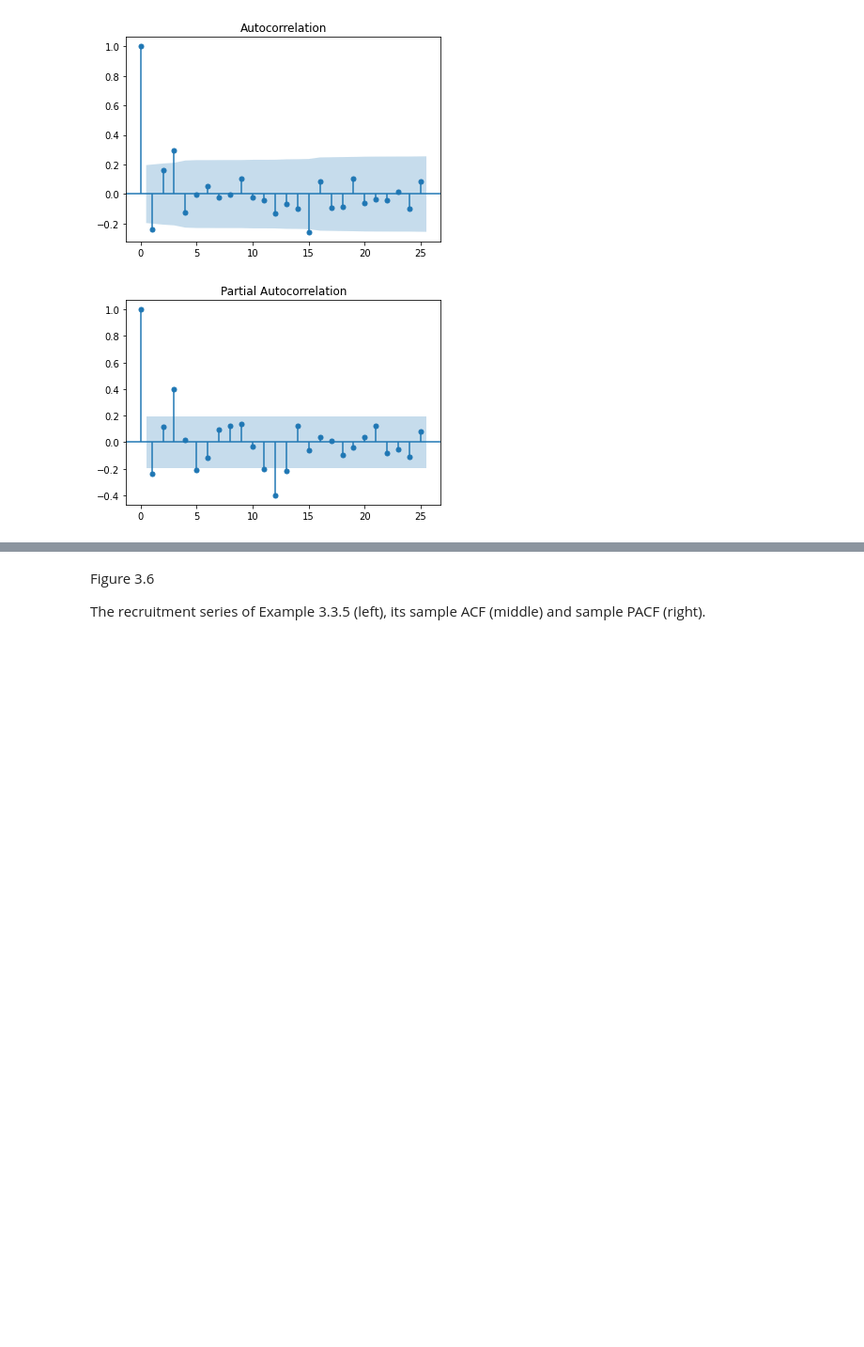
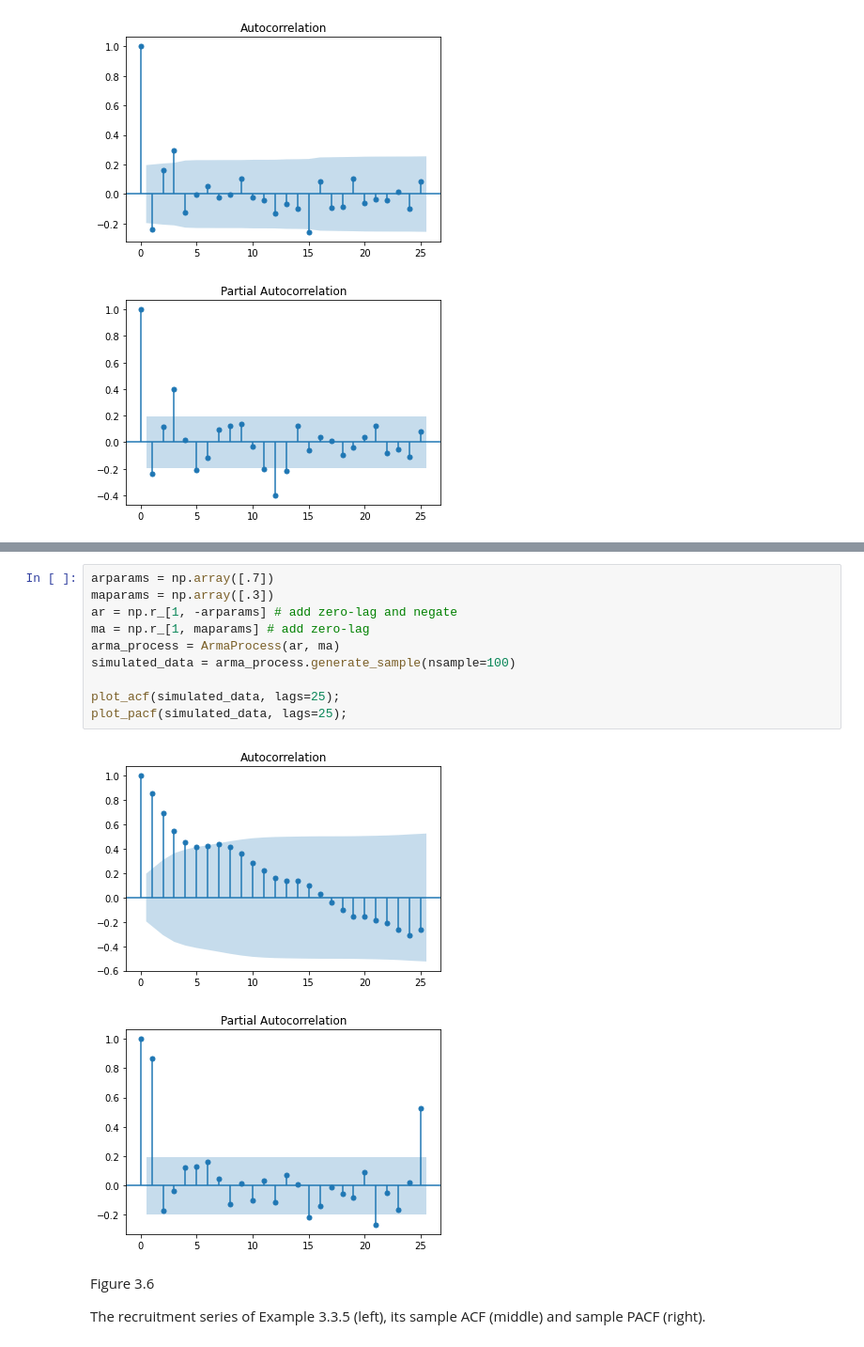
Before and after one commit to lu-lu-xue/Applied-Time-Series-Analysis, a Jupyter notebook: coding/ch3/Section 3.3.ipynb, the cells around one changed output, grey strips where cells are left out. Shown: that part at 94% size. Drawn from its saved outputs; the diff is of its cells as text; blank space fills up the shorter version.

Commit message:
minor modification of arma(1,1) in fig3.5

```diff
--- a/coding/ch3/Section 3.3.ipynb
+++ b/coding/ch3/Section 3.3.ipynb
@@ -80,3 +80,16 @@ plotARMA(simulated_data)
+# %%
+arparams = np.array([.7])
+maparams = np.array([.3])
+ar = np.r_[1, -arparams] # add zero-lag and negate
+ma = np.r_[1, maparams] # add zero-lag
+arma_process = ArmaProcess(ar, ma)
+simulated_data = arma_process.generate_sample(nsample=100)
+
+plot_acf(simulated_data, lags=25);
+plot_pacf(simulated_data, lags=25);
+# %% [output]
+[figure, added]
+[figure, added]
 # %% [markdown]
 Figure 3.6
 
```
Also changed, not shown: parts of 1 cell of this notebook.
